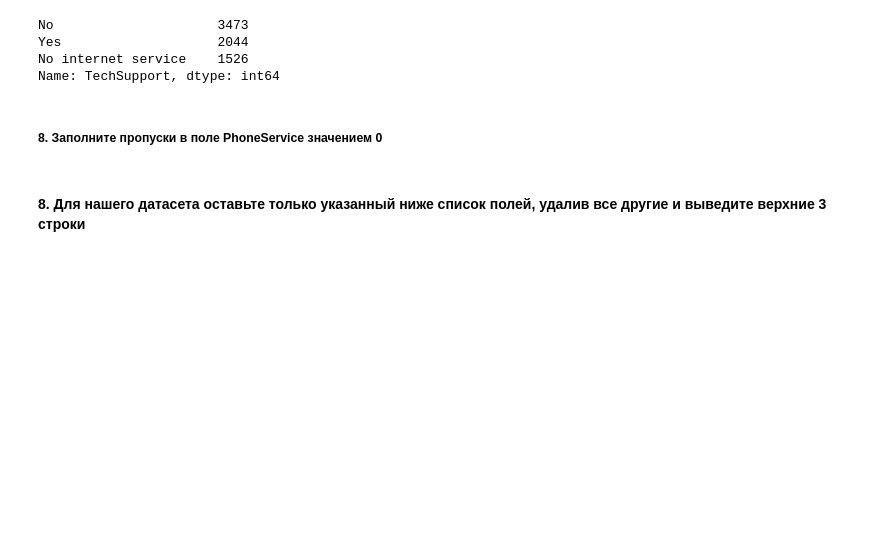
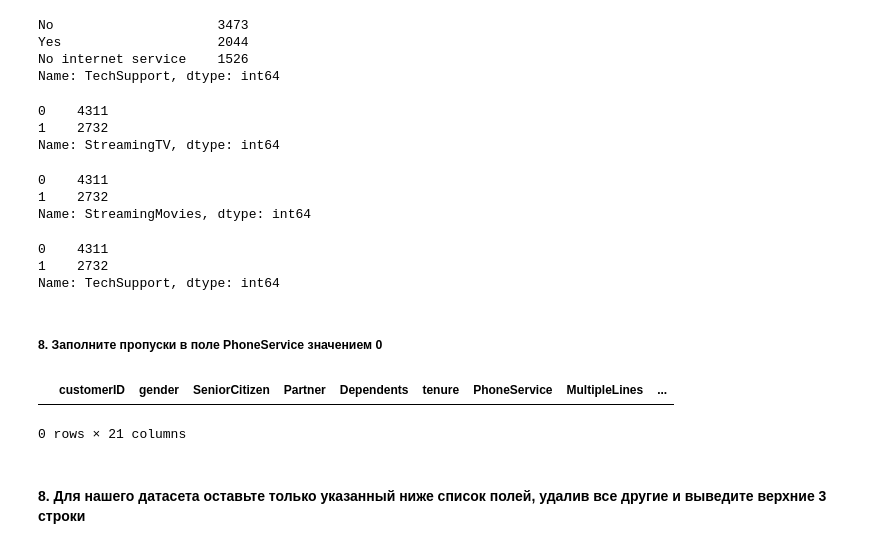
Before and after one commit to alex-chin/gb_business, a Jupyter notebook: homeworks/home01/HW1.ipynb, the cells around one changed output. Cells and saved outputs as stored; diff of their text form; code cells hidden in the pictures; blank space fills up the shorter version.

```diff
--- a/homeworks/home01/HW1.ipynb
+++ b/homeworks/home01/HW1.ipynb
@@ -230,2 +228,30 @@ Name: TechSupport, dtype: int64
+# %%
+def set_val_num(df: pd.DataFrame, field, change: dict):
+    for ch in change:
+        df.loc[df[field] == ch] = change[ch]
+    return df
+# %%
+change_val = {'Yes': 1, 'No': 0, 'No internet service': 0}
+df = set_val_num(df, 'StreamingMovies', change_val)
+df = set_val_num(df, 'StreamingTV', change_val)
+df = set_val_num(df, 'TechSupport', change_val)
+# %%
+df.StreamingTV.value_counts()
+# %% [output]
+0    4311
+1    2732
+Name: StreamingTV, dtype: int64
+# %%
+df.StreamingMovies.value_counts()
+# %% [output]
+0    4311
+1    2732
+Name: StreamingMovies, dtype: int64
+# %%
+df.TechSupport.value_counts()
+# %% [output]
+0    4311
+1    2732
+Name: TechSupport, dtype: int64
 # %% [markdown]
 ##### 8. Заполните пропуски в поле PhoneService значением 0
@@ -234,3 +258,8 @@ Name: TechSupport, dtype: int64
+# %%
+df.loc[df.PhoneService == '']
+# %% [output]
+|  | customerID | gender | SeniorCitizen | Partner | Dependents | tenure | PhoneService | MultipleLines | ... |
+0 rows × 21 columns
 # %% [markdown]
 #### 8. Для нашего датасета оставьте только указанный ниже список полей, удалив все другие и выведите верхние 3 строки
 # %%
```
Also changed, not shown: parts of 11 cells of this notebook.
